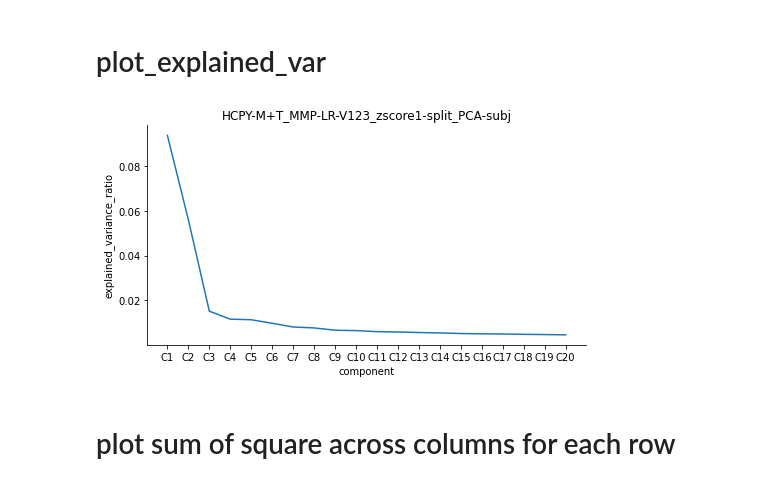
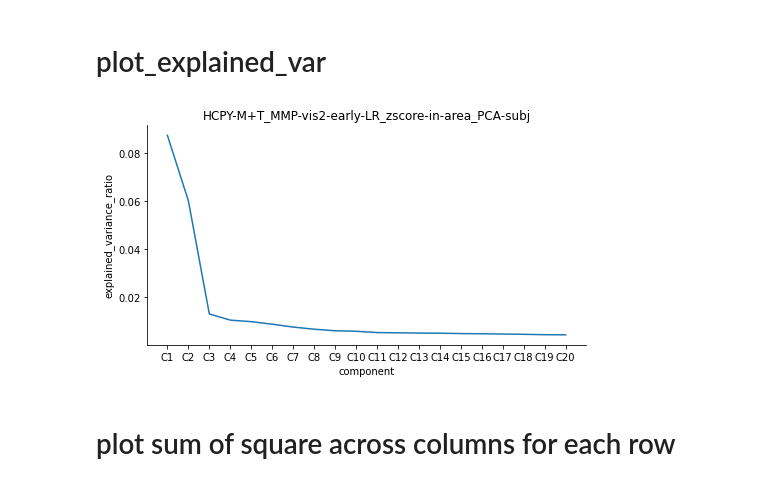
Before and after one commit to BNUCNL/nibrain, a Jupyter notebook: cxy_visual_dev/scripts/plot_decomposition.ipynb, the cells around one changed output. Drawn from its saved outputs; the diff is of its cells as text; code cells hidden in the pictures.

```diff
--- a/cxy_visual_dev/scripts/plot_decomposition.ipynb
+++ b/cxy_visual_dev/scripts/plot_decomposition.ipynb
@@ -40,12 +40,12 @@ def plot_explained_var(pca_file, components=None, figsize=None, out_file=None):
         plt.savefig(out_file)
 # %%
 plot_explained_var(
-    pca_file=pjoin(anal_dir, 'decomposition/HCPY-M+T_MMP-LR-V123_zscore1-split_PCA-subj.pkl'),
+    pca_file=pjoin(anal_dir, 'decomposition/HCPY-M+T_MMP-vis2-early-LR_zscore-in-area_PCA-subj.pkl'),
     components=None, figsize=(7, 4),
-    out_file=pjoin(work_dir, 'HCPY-M+T_MMP-LR-V123_zscore1-split_PCA-subj.jpg')
+    out_file=pjoin(work_dir, 'HCPY-M+T_MMP-vis2-early-LR_zscore-in-area_PCA-subj.jpg')
 )
 # %% [output]
-[figure, old version]
+[figure, new version]
 # %% [markdown]
 # plot sum of square across columns for each row
 # %%
```
Also changed, not shown: 7 other files.
